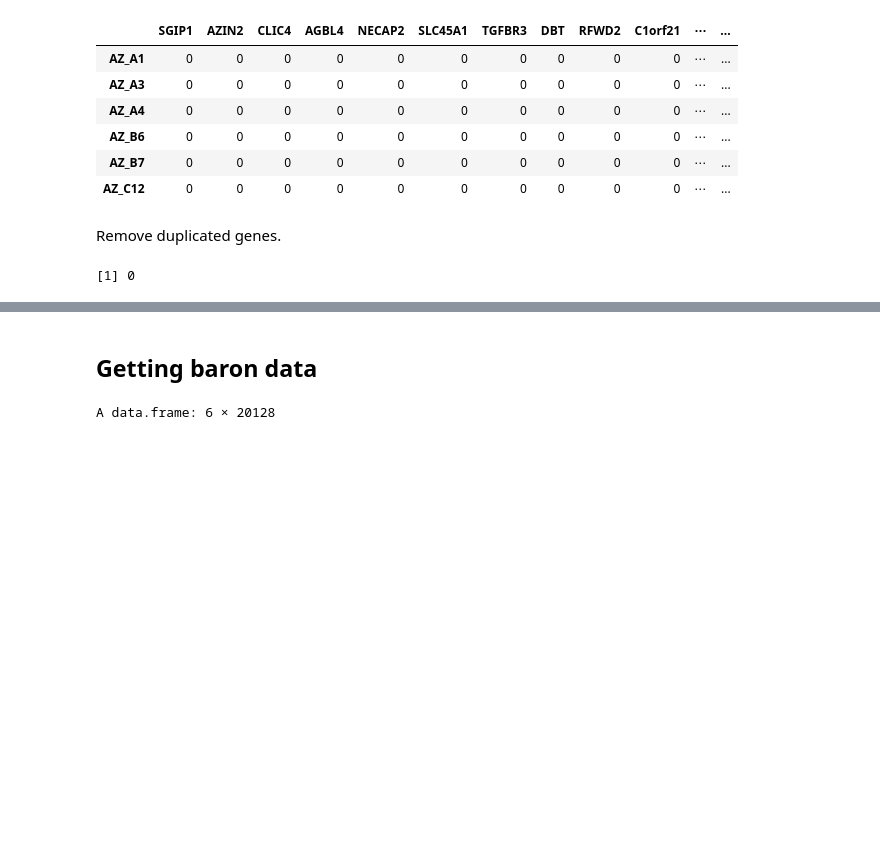
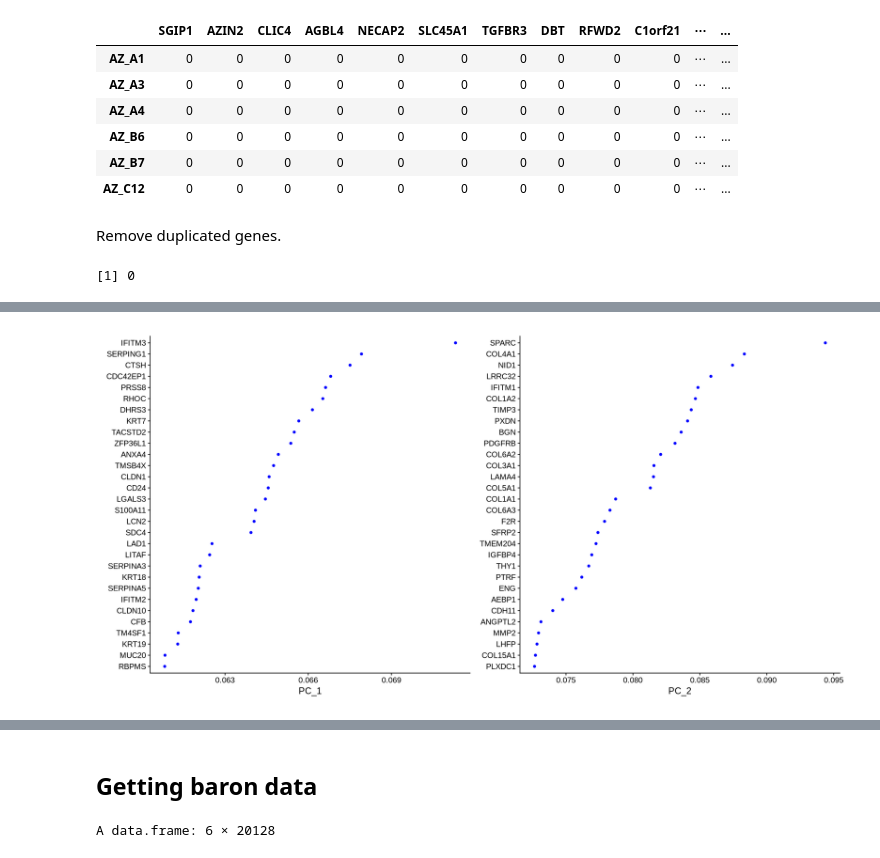
Before and after one commit to galopyz/goldfish, a Jupyter notebook: R/midterm.ipynb, the cells around one changed output, grey strips where cells are left out. Cells and saved outputs as stored; diff of their text form; code cells hidden in the pictures; blank space fills up the shorter version.

```diff
--- a/R/midterm.ipynb
+++ b/R/midterm.ipynb
@@ -247,0 +341,3 @@ ERROR: Error in validObject(.Object): invalid class “LogMap” object: Duplica
+# %%
+so <- RunPCA(so, features = VariableFeatures(object = so))
+print(so[['pca']], dims = 1:5, nfeatures = 5)
@@ -247,0 +377,4 @@ ERROR: Error in validObject(.Object): invalid class “LogMap” object: Duplica
+# %%
+VizDimLoadings(so, dims = 1:2, reduction = "pca")
+# %% [output]
+[figure, added]
```
Also changed, not shown: parts of 44 cells of this notebook.
